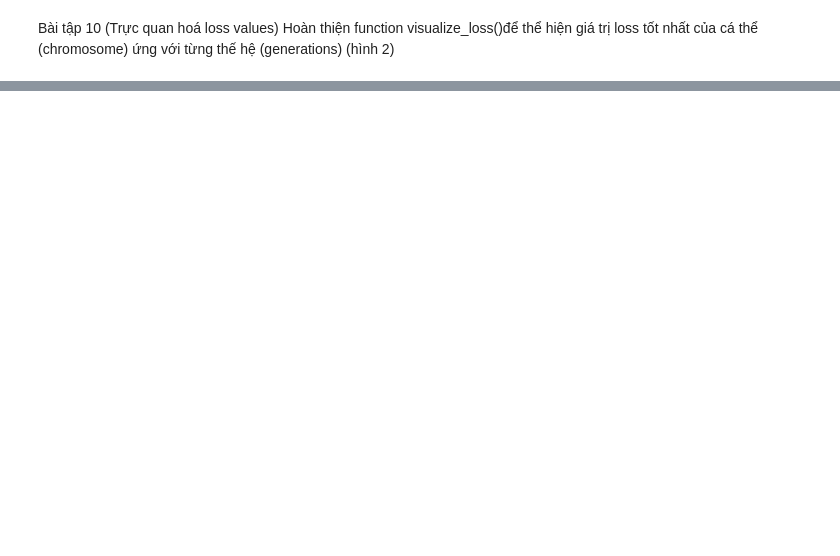
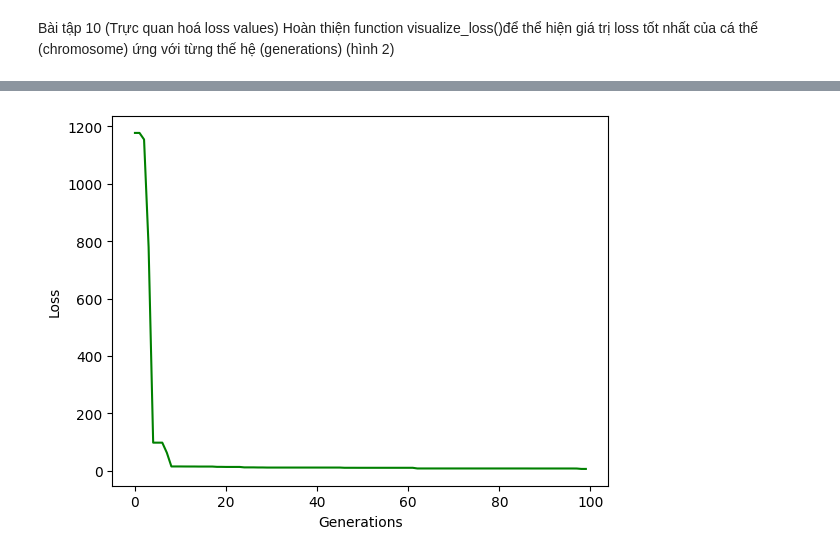
Before and after one commit to khoapdaio/AIO-2024, a Jupyter notebook: src/module4/week3/exercise1.ipynb, the cells around one changed output, grey strips where cells are left out. Drawn from its saved outputs; the diff is of its cells as text; code cells hidden in the pictures; blank space fills up the shorter version.

```diff
--- a/src/module4/week3/exercise1.ipynb
+++ b/src/module4/week3/exercise1.ipynb
@@ -155,3 +156,7 @@ def selection(sorted_old_population, m = 100):
 	if index2 > index1:
 		individual_s = sorted_old_population[index2]
 	return individual_s
+# %%
+population = initializePopulation(m=100)
+individual_s = selection(population, m = 100)
+print(individual_s)
@@ -165,25 +172,23 @@ def create_new_population(old_population, elitism = 2, gen = 1):
 	m = len(old_population)
 	sorted_population = sorted(old_population, key = compute_fitness)
 	if gen % 1 == 0:
-		print(" Best loss :", compute_loss(sorted_population[m - 1]), " with chromsome : ",
-		      sorted_population[m - 1])
+		print(" Best loss :", compute_loss(sorted_population[m - 1]), " with chromsome : ", sorted_population[m - 1])
 	new_populations = []
 	while len(new_populations) < m - elitism:
 		# selection
 		# **************** your code here ****************
-		parent1 = selection(sorted_population, m)
-		parent2 = selection(sorted_population, m)
+		individual_s1 = selection(sorted_population, m)
+		individual_s2 = selection(sorted_population, m)
 		# crossover
 		# **************** your code here ****************
-		crossover(new_populations[0], new_populations[-1])
+		individual_t1, individual_t2 = crossover(individual_s1, individual_s2)
 		# mutation
 		# **************** your code here ****************
-		new_populations.append(mutate(parent1, mutation_rate = 0.5))
-		new_populations.append(mutate(parent1, mutation_rate = 0.5))
+		new_populations.append(mutate(individual_t1))
+		new_populations.append(mutate(individual_t2))
 	# copy elitism chromosomes that have best fitness score to the next generation
 	for ind in sorted_population[m - elitism:]:
-		if ind not in new_populations:
-			new_populations.append(ind)
+		new_populations.append(ind.copy())
 
 	# **************** your code here ****************
 
@@ -207,8 +212,8 @@ def run_GA():
 	losses_list = []
 	for i in range(n_generations):
 		# *********** your code here *************
-
-
-		_, loss = create_new_population(population[i], elitism = 2, gen = 1)
+		population, loss = create_new_population(population,  2,  i)
 		losses_list.append(loss)
 	return losses_list
+# %%
+losses_list = run_GA()
@@ -221,9 +244,10 @@ import matplotlib.pyplot as plt
 
 def visualize_loss(losses_list):
 	# *********** your code here *************
-	plt.plot(losses_list)
-
-
+	plt.plot(losses_list,c="green")
+	plt.xlabel('Generations')
+	plt.ylabel('Loss')
+	plt.show()
 
 losses_list = run_GA()
 visualize_loss(losses_list)
@@ -231,0 +272 @@ NameError: name 'initializePopulation' is not defined
+[figure, added]
```
Also changed, not shown: parts of 12 cells of this notebook.
